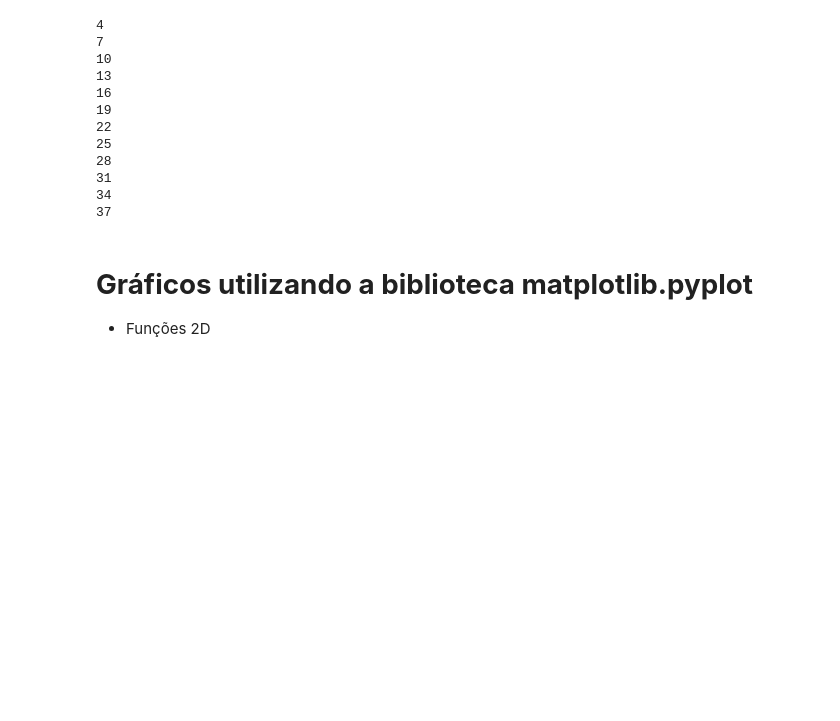
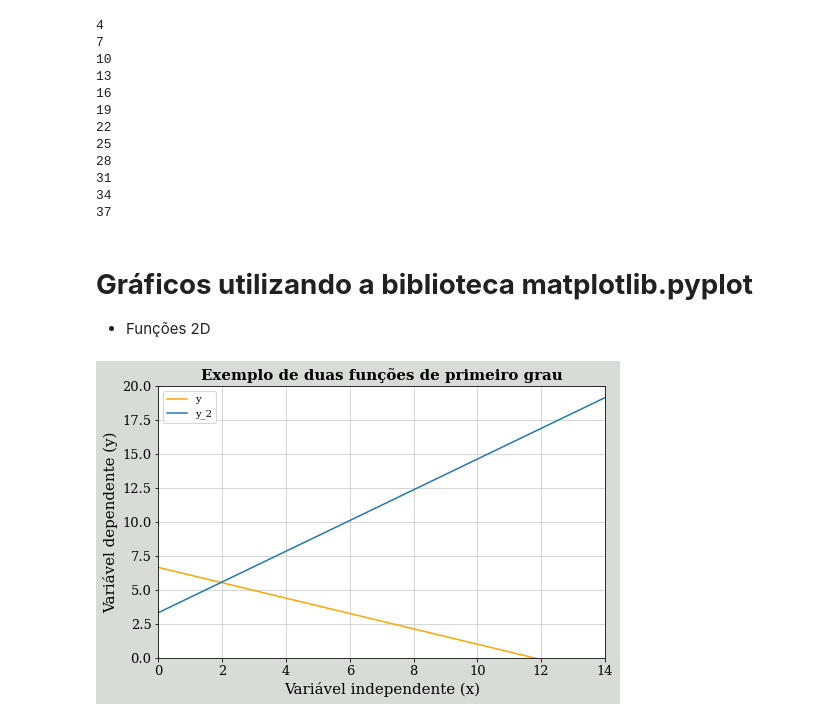
Before and after one commit to gregorimaia/Engenharia_Aeroespacial, a Jupyter notebook: Python_Instructions.ipynb, the cells around one changed output. Saved outputs shown, nothing was run; the diff lists cells and outputs as text; code cells hidden in the pictures; blank space fills up the shorter version.

```diff
--- a/Python_Instructions.ipynb
+++ b/Python_Instructions.ipynb
@@ -374,36 +374,55 @@ import numpy as np
 a = -0.5648
 b = 6.65
 c = -8
-d = np;sqrt(2)
+d = np.sqrt(2)
 
 # Declarar vetor "x" da variável independente.
 x = np.arange(0, 15, 0.01)
 x2 = np. arange(-15, 15, 0.01)
 
 # Primeiro exemplo: função y = ax + b
 y = a*x + b
 
-y2 = -2*ax+(1/2)*b
+y2 = -2*a*x+(1/2)*b
 
 # Criando a figura
 plt.rcParams['font.family'] = 'Serif' # Alterando fonte
 
 fig = plt.figure(figsize = (8,5)) # Personalizando as proporções da figura
 
 plt.plot(x, y, label = 'y', color = 'orange') # Customizando o visual das variáveis
 
 plt.plot(x, y2, label = 'y_2')  # Plotando a segunda função
 
 plt.xlabel('Variável independente (x)', fontsize=15)  # Adicionando título para o eixo x
+#fontsize=tamanho da fonte
 
 plt.xticks(fontsize=13) # Personalizando os valores mostrados no eixo x
+#fontsize=tamanho da fonte
 
 plt.ylabel('Variável dependente (y)', fontsize=15)  # Adicionando título para o eixo y
 
 plt.yticks(fontsize=13) # Personalizando os valores mostrados no eixo y
 
 plt.xlim(0, 14) # Definindo o tamanho do eixo x
 
 plt.ylim(0, 20) # Definindo o tamanho do eixo y
 
 plt.title('Exemplo de duas funções de primeiro grau', fontdict = {'fontweight':'bold', 'fontsize':15})  # Personalizando o título do gráfico
+#fontweight=negrito, fontsize=tamanho da fonte
+
+plt.legend(frameon=True, prop={'size':'10'})  # Personalizando a legenda do gráfico
+#frameon=legenda em um quadradinho, prop=tamanho da legenda
+
+plt.grid(linestyle='-', linewidth=0.5)  # Gradeando o gráfico
+#linestyle=tipo de linhas das grades do gráfico, linewidth=espessura das linhas
+
+fig.patch.set_facecolor('xkcd:light grey')  # Cor de fundo do gráfico
+
+
+plt.savefig('Exemplo_1.png', dpi = 500, facecolor = 'xkcd:light grey', bbox_inches='tight') #Salvando a imagem
+#Salva o fráfico no arquivo em que se encontra o código, já define o formato, neste caso .png, dpi=número que será multiplicada a proporção do gráfico, 8x500 e 5x500
+
+plt.show()  # Mostrar todas as figuras acima
+# %% [output]
+[figure, added]
```
